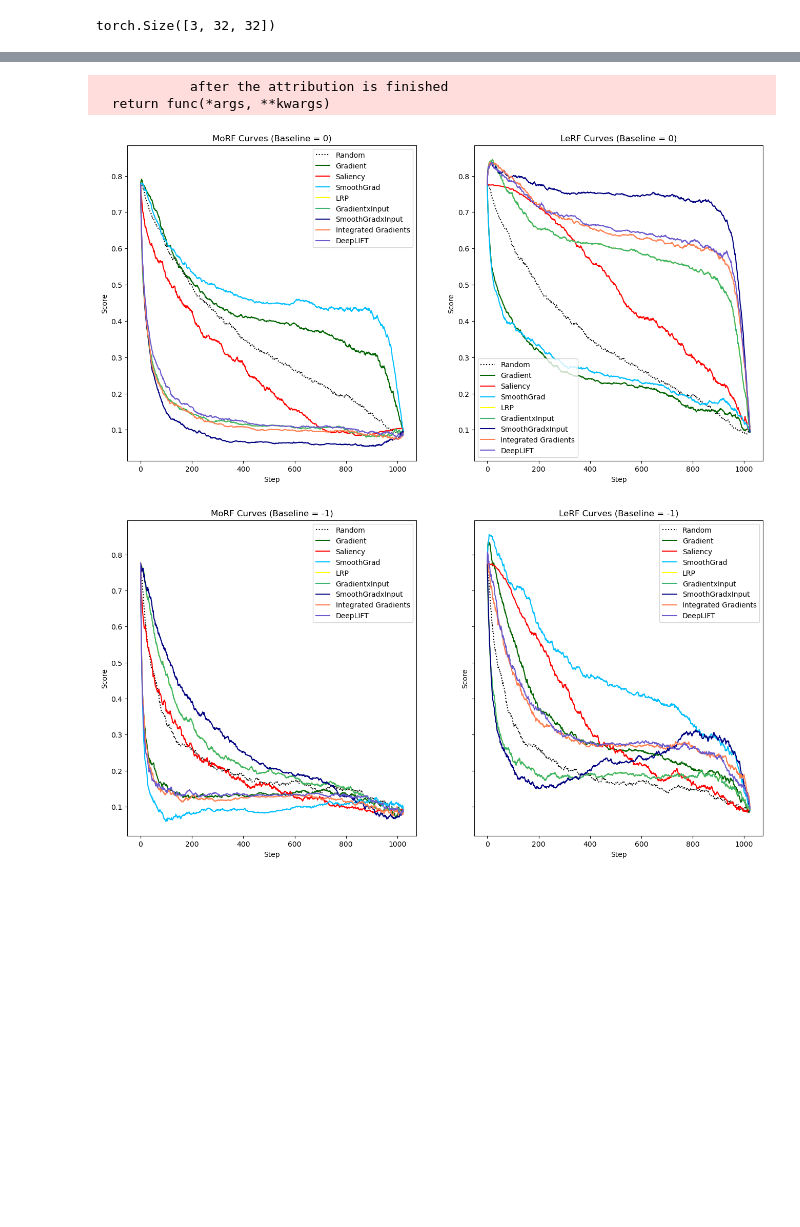
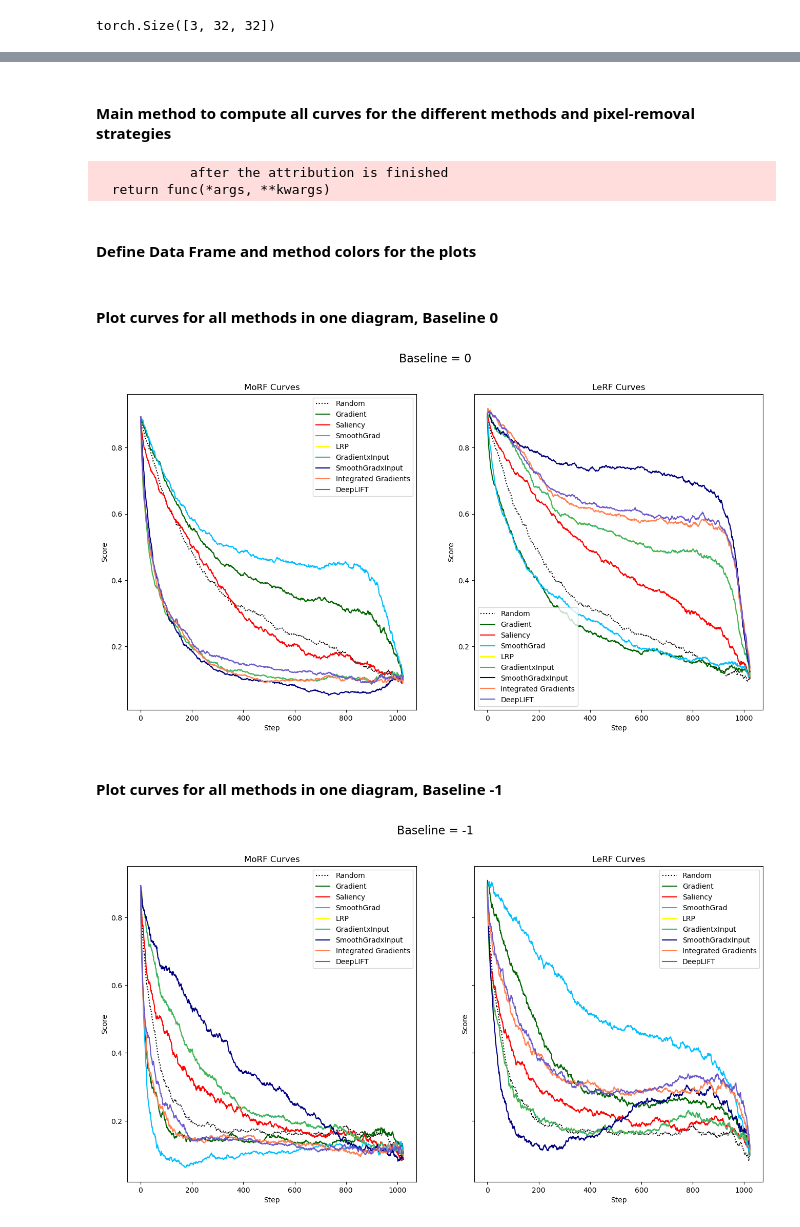
Before and after one commit to Jan133-ai/evaluating_gradient_based_feature_attribution, a Jupyter notebook: evaluate_imageclassification.ipynb, the cells around one changed output, grey strips where cells are left out. Cells and saved outputs as stored; diff of their text form; code cells hidden in the pictures; blank space fills up the shorter version.

Commit message:
Added desriptions, Change model for image classification

```diff
--- a/evaluate_imageclassification.ipynb
+++ b/evaluate_imageclassification.ipynb
@@ -47,18 +51,21 @@ class Net(nn.Module):
     def __init__(self):
         super(Net, self).__init__()
         self.conv_net = nn.Sequential(
-            nn.Conv2d(3, 6, 5),
+            nn.Conv2d(3, 16, 3, padding=1),
             nn.ReLU(),
             nn.MaxPool2d(2, 2),
-            nn.Conv2d(6, 16, 5),
+            nn.Conv2d(16, 32, 3, padding=1),
+            nn.ReLU(),
+            nn.MaxPool2d(2, 2),
+            nn.Conv2d(32, 64, 5, padding=2),
             nn.ReLU(),
             nn.MaxPool2d(2, 2)
         )
 
         self.lin_net = nn.Sequential(
-            nn.Linear(16 * 5 * 5, 120),
+            nn.Linear(64 * 4 * 4, 180),
             nn.ReLU(),
-            nn.Linear(120, 84),
+            nn.Linear(180, 84),
             nn.ReLU(),
             nn.Linear(84, 10)
         )
@@ -66,7 +73,7 @@ class Net(nn.Module):
 
     def forward(self, input):
         x = self.conv_net(input)
-        x = x.view(-1, 16 * 5 * 5)
+        x = x.view(-1, 64 * 4 * 4)
         x = self.lin_net(x)
         return x
 
@@ -118,12 +142,5 @@ Finished Training
 # %%
 dataiter = iter(testloader)
 images, labels = next(dataiter)
-
-ind = 0
-
-example_image = images[ind]
-example_label = labels[ind]
-
-print(example_image.shape)
 # %% [output]
 torch.Size([3, 32, 32])
@@ -288,6 +310,8 @@ def generate_rand_curve(images, labels, set_to=0):
 
 
     return mean_rand_curve
+# %% [markdown]
+#### Main method to compute all curves for the different methods and pixel-removal strategies
 # %%
 method_names = ["Gradient", "Saliency", "SmoothGrad", "LRP", "GradientxInput", "SmoothGradxInput",
                                           "Integrated Gradients", "DeepLIFT"]
@@ -329,6 +353,8 @@ for baseline in [-1, 0, "random"]:
 # %% [output]
             after the attribution is finished
   return func(*args, **kwargs)
+# %% [markdown]
+#### Define Data Frame and method colors for the plots
 # %%
 df = pd.DataFrame(data)
 df_rand = pd.DataFrame(data_rand)
@@ -343,11 +369,13 @@ method_colors = {
     "Integrated Gradients": 'coral',
     "DeepLIFT": 'slateblue'
 }
+# %% [markdown]
+#### Plot curves for all methods in one diagram, Baseline 0
 # %%
 
 fig, (ax1, ax2) = plt.subplots(1, 2, sharey=True, figsize=(16,8))
 
-fig.suptitle("Baseline = 0")
+fig.suptitle("Baseline = 0", fontsize=16)
 
 for _, row in df_rand.iterrows():
     baseline = row["baseline"]
@@ -380,38 +408,40 @@ for _, row in df.iterrows():
 
         ax1.plot(
             x,
             row["morf_curve"],
             label=f"{method}",
             color=color
         )
 
         x = range(len(row["lerf_curve"]))
 
         ax2.plot(
             x,
             row["lerf_curve"],
             label=f"{method}",
             color=color
         )
 
 ax1.set_xlabel("Step")
 ax1.set_ylabel("Score")
 ax1.set_title("MoRF Curves")
 ax1.legend()
 
 ax2.set_xlabel("Step")
 ax2.set_ylabel("Score")
 ax2.set_title("LeRF Curves")
 ax2.legend()
 ax2.tick_params(labelleft=True, labelbottom=True)
 
 fig.show()
 # %% [output]
-[figure, old version]
+[figure, new version]
+# %% [markdown]
+#### Plot curves for all methods in one diagram, Baseline -1
 # %%
 fig, (ax1, ax2) = plt.subplots(1, 2, sharey=True, figsize=(16,8))
 
-fig.suptitle("Baseline = -1")
+fig.suptitle("Baseline = -1", fontsize=16)
 
 for _, row in df_rand.iterrows():
     baseline = row["baseline"]
@@ -470,4 +500,4 @@ ax2.legend()
 
 fig.show()
 # %% [output]
-[figure, old version]
+[figure, new version]
```
Also changed, not shown: parts of 22 cells of this notebook, 1 other file.
